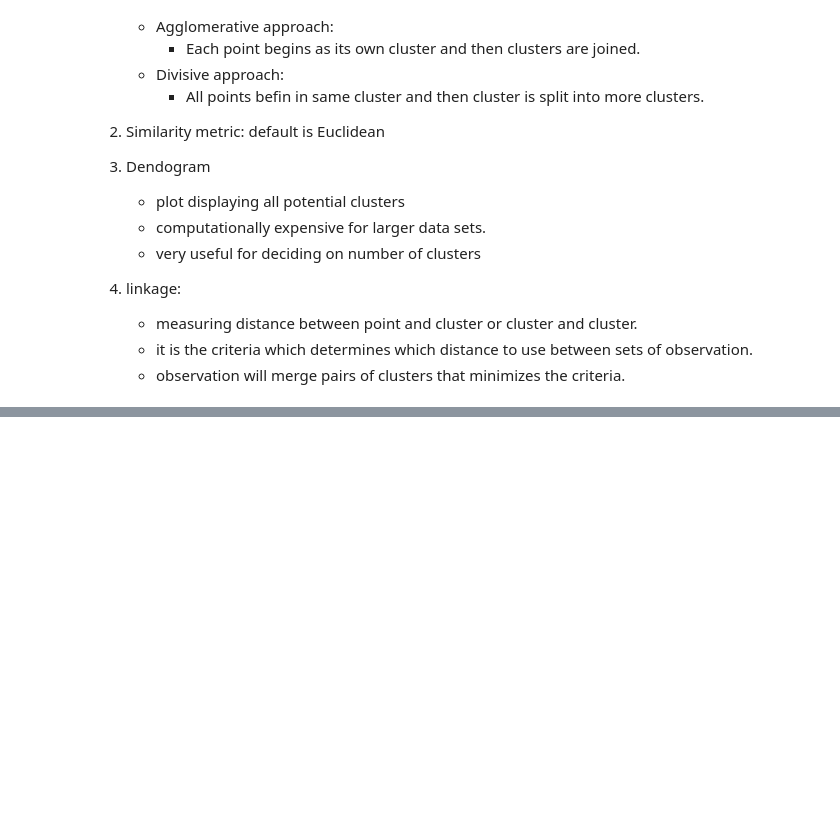
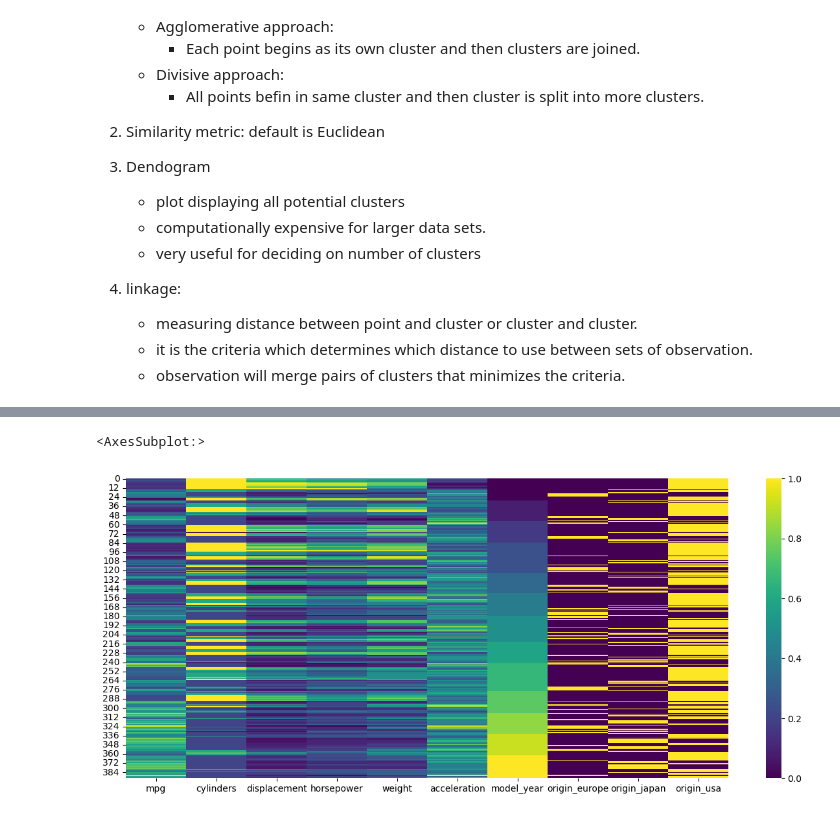
Before and after one commit to NadeemDin/ML-K-Means-Clustering, a Jupyter notebook: Hierarchical Clustering Notes.ipynb, the cells around one changed output, grey strips where cells are left out. Saved outputs shown, nothing was run; the diff lists cells and outputs as text; code cells hidden in the pictures; blank space fills up the shorter version.

Commit message:
visual sns walkthrough of clustering

```diff
--- a/Hierarchical Clustering Notes.ipynb
+++ b/Hierarchical Clustering Notes.ipynb
@@ -30,0 +97,6 @@ how works?
+# %%
+scaler = MinMaxScaler()
+# %%
+scaled_data = scaler.fit(df_w_dummies)
+# %%
+scaled_data = scaler.transform(df_w_dummies)
@@ -30,0 +119,2 @@ how works?
+# %%
+scaled_df = pd.DataFrame(scaled_data,columns=df_w_dummies.columns)
@@ -30,0 +137,6 @@ how works?
+# %%
+plt.figure(figsize=(15,6))
+sns.heatmap(data=scaled_df,cmap='viridis')
+# %% [output]
+<AxesSubplot:>
+[figure, added]
```
Also changed, not shown: parts of 15 cells of this notebook.
